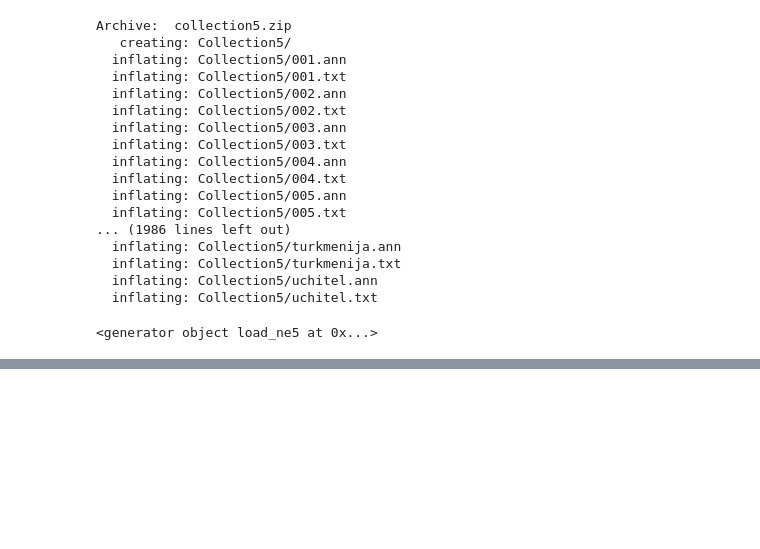
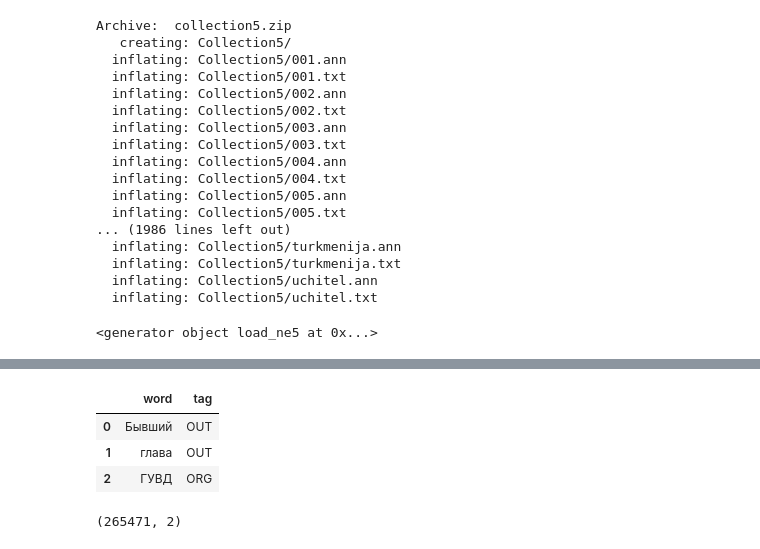
Before and after one commit to y-zZz-y/NLP, a Jupyter notebook: Lesson5/HW5.ipynb, the cells around one changed output, grey strips where cells are left out. Cells and saved outputs as stored; diff of their text form; code cells hidden in the pictures; blank space fills up the shorter version.

```diff
--- a/Lesson5/HW5.ipynb
+++ b/Lesson5/HW5.ipynb
@@ -508,0 +613,12 @@ deeppavlov_ner([doc])
+# %%
+words_docs = []
+for ix, rec in enumerate(records):
+    words = []
+    for token in tokenize(rec.text):
+        type_ent = 'OUT'
+        for ent in rec.spans:
+            if (token.start >= ent.start) and (token.stop <= ent.stop):
+                type_ent = ent.type
+                break
+        words.append([token.text, type_ent])
+    words_docs.extend(words)
@@ -508,0 +647,3 @@ deeppavlov_ner([doc])
+# %%
+df_words = pd.DataFrame(words_docs, columns=['word', 'tag'])
+df_words['tag'].value_counts()
@@ -508,0 +658,11 @@ deeppavlov_ner([doc])
+# %%
+df_words.head(3)
+# %% [output]
+|  | word | tag |
+| 0 | Бывший | OUT |
+| 1 | глава | OUT |
+| 2 | ГУВД | ORG |
+# %%
+df_words.shape
+# %% [output]
+(265471, 2)
```
Also changed, not shown: parts of 50 cells of this notebook.
